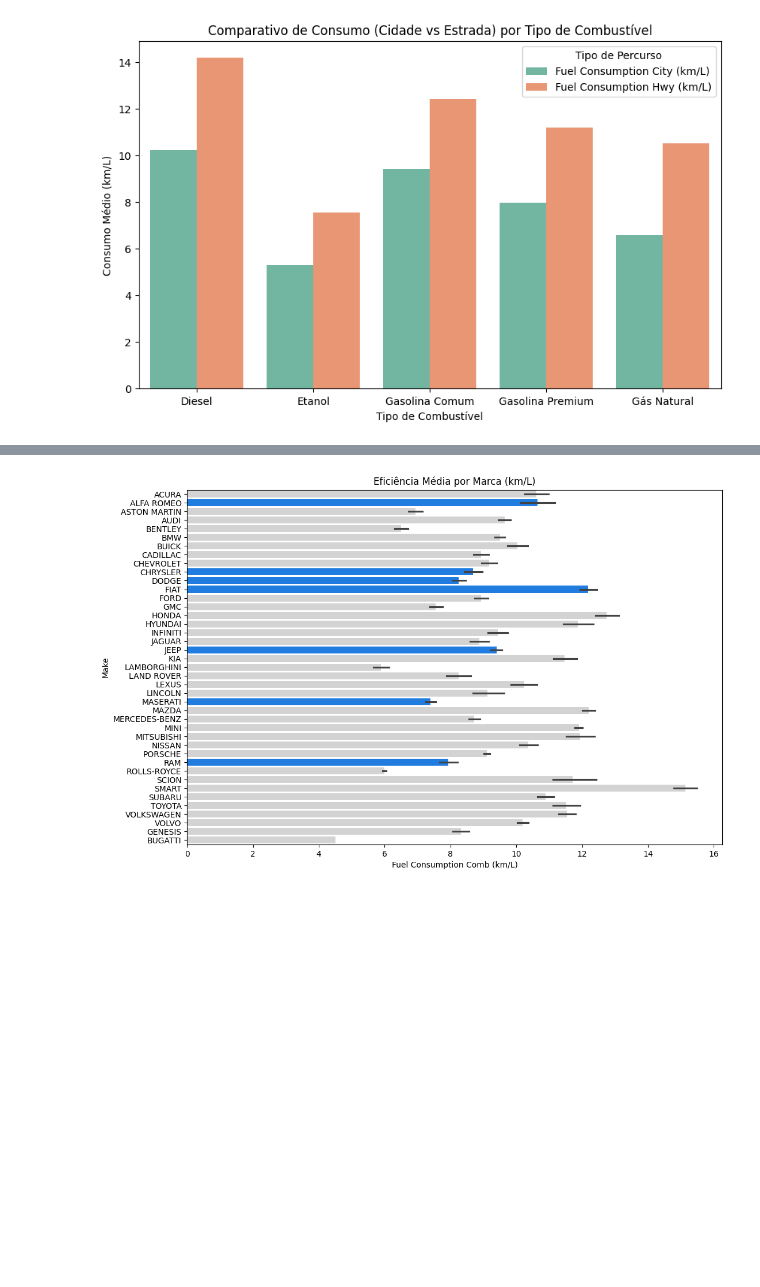
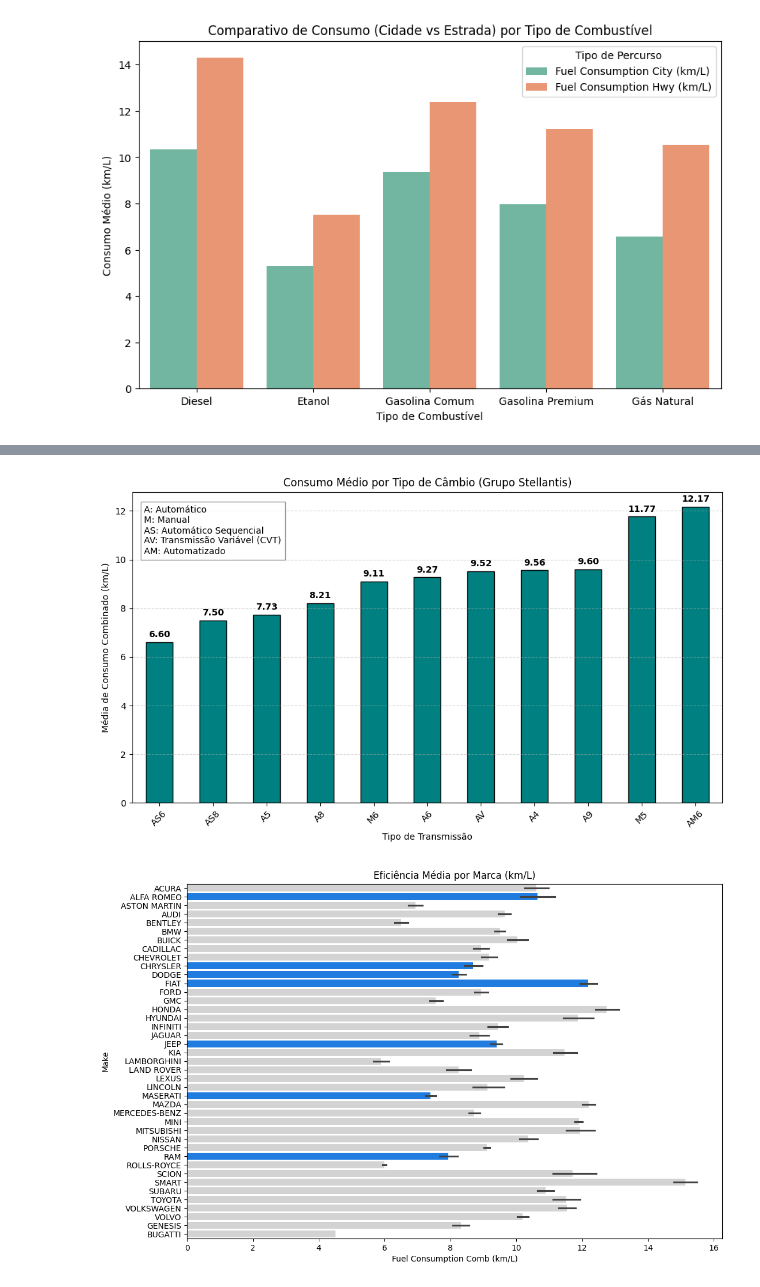
Before and after one commit to vitor-laudares/Trabalho-Final-Py_Stellantis, a Jupyter notebook: trabalho_final_py_stellantis.ipynb, the cells around one changed output, grey strips where cells are left out. Cells and saved outputs as stored; diff of their text form; code cells hidden in the pictures; blank space fills up the shorter version.

```diff
--- a/trabalho_final_py_stellantis.ipynb
+++ b/trabalho_final_py_stellantis.ipynb
@@ -190,3 +213,53 @@ plt.show()
+# %%
+
+
+legenda_cambio = {
+    'A': 'Automático',
+    'M': 'Manual',
+    'AV': 'CVT (Transmissão Variável)',
+    'AM': 'Automatizado',
+    'AS': 'Automático com modo sequencial'
+}
+
+# 2. Criamos o filtro: pegamos as linhas onde o 'Make' (em minúsculo) está na nossa lista
+# Isso garante que pegamos apenas os veículos do grupo
+data['Make_Lower'] = data['Make'].str.upper()
+df_stellantis = data[data['Make_Lower'].isin(stellantis_marcas)]
+
+media_cambio = df_stellantis.groupby('Transmission')['Fuel Consumption Comb (km/L)'].mean().sort_values()
+
+# 2. Criamos o gráfico de barras verticais
+plt.figure(figsize=(10, 6))
+# Mudamos para 'bar' para barras verticais
+media_cambio.plot(kind='bar', color='teal', edgecolor='black', rot=45)
+
+# 3. Ajustes de eixos e títulos
+plt.title('Consumo Médio por Tipo de Câmbio (Grupo Stellantis)')
+plt.ylabel('Média de Consumo Combinado (km/L)')
+plt.xlabel('Tipo de Transmissão')
+plt.grid(axis='y', linestyle='--', alpha=0.5)
+
+# 4. Adiciona o valor no topo de cada barra
+for i, v in enumerate(media_cambio):
+    # O primeiro argumento é a posição X (índice i), o segundo é a altura Y (valor v)
+    plt.text(i, v + 0.2, f"{v:.2f}", ha='center', fontweight='bold')
+
+# 1. Definimos o que cada código significa
+legenda_explicativa = (
+    "A: Automático\nM: Manual\nAS: Automático Sequencial\n"
+    "AV: Transmissão Variável (CVT)\nAM: Automatizado"
+)
+
+# 2. Adicionamos essa caixa de texto no gráfico
+# O 'x=0' e 'y=1' ajustam a posição no topo do gráfico
+plt.text(0.02, 0.80, legenda_explicativa,
+         transform=plt.gca().transAxes,
+         fontsize=10,
+         bbox=dict(facecolor='white', alpha=0.8, edgecolor='gray'))
+plt.tight_layout()
+plt.show()
+# %% [output]
+[figure, added]
 # %%
 # cores = {}
 # # Percorre a lista de marcas
```
Also changed, not shown: parts of 6 cells of this notebook.
